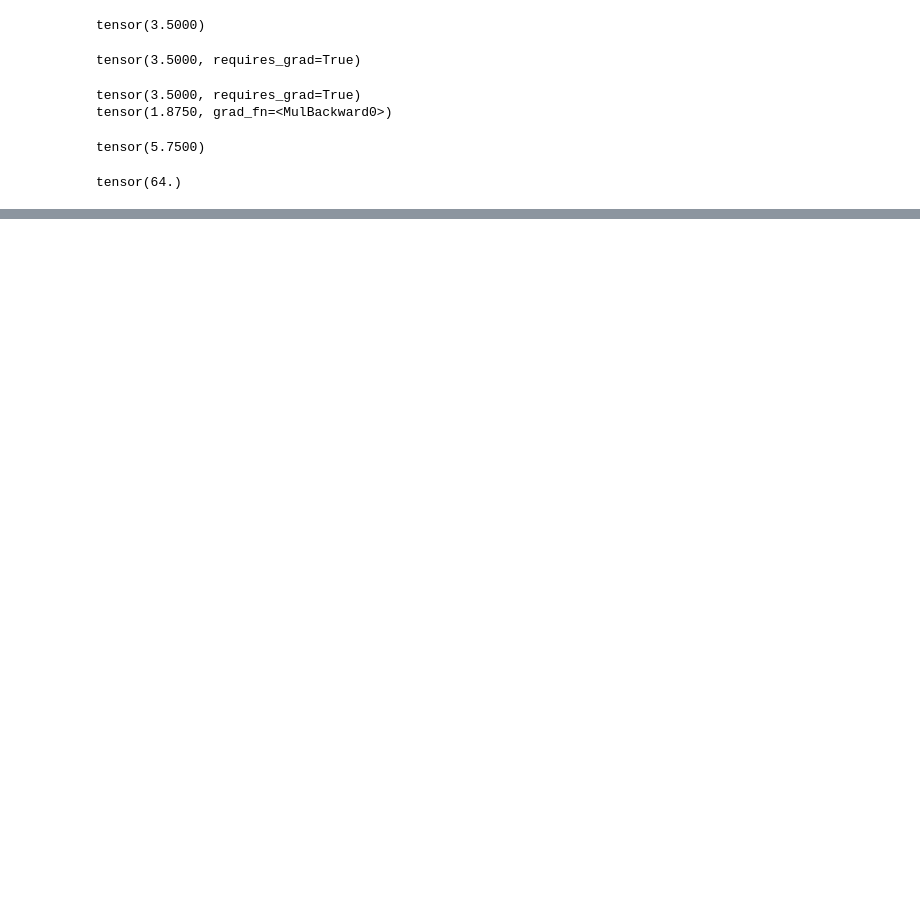
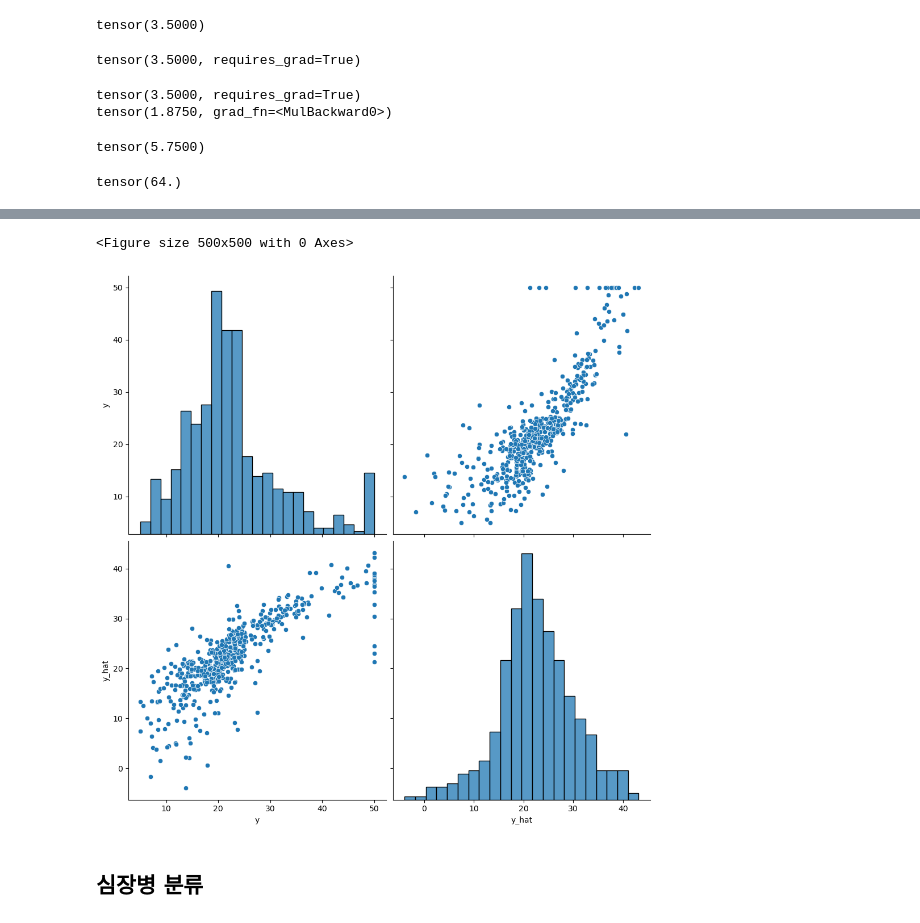
Before and after one commit to skadudd/adDev, a Jupyter notebook: DA_study/deeplearning/08.pytorch.ipynb, the cells around one changed output, grey strips where cells are left out. Cells and saved outputs as stored; diff of their text form; code cells hidden in the pictures; blank space fills up the shorter version.

```diff
--- a/DA_study/deeplearning/08.pytorch.ipynb
+++ b/DA_study/deeplearning/08.pytorch.ipynb
@@ -43,0 +90,5 @@ tensor(64.)
+# %%
+X = data[:,1:]
+y = data[:,:1]
+
+print(X.shape, y.shape)
@@ -43,0 +97,11 @@ tensor(64.)
+# %%
+#hyperparameter
+n_epochs = 2000
+learning_rate = 1e-3
+print_interval = 100
+
+#model
+model = nn.Linear(X.size(-1),y.size(-1))
+print(model)
+
+optimizer = optim.SGD(model.parameters(),lr=learning_rate)
@@ -43,0 +110,12 @@ tensor(64.)
+# %%
+for i in range(n_epochs):
+    y_hat = model(X)
+    loss = F.mse_loss(y_hat,y)
+
+    optimizer.zero_grad()
+    loss.backward()
+
+    optimizer.step()
+
+    if (i+1) % print_interval == 0:
+        print('Epoch %d: loss=%.4e' % (i+1, loss))
@@ -43,0 +143,11 @@ tensor(64.)
+# %%
+result = pd.DataFrame(torch.cat([y,y_hat],dim=1).detach_().numpy(),columns=['y','y_hat'])
+
+plt.figure(figsize=(5,5))
+sns.pairplot(result,height=5)
+plt.show()
+# %% [output]
+<Figure size 500x500 with 0 Axes>
+[figure, added]
+# %% [markdown]
+## 심장병 분류
```
Also changed, not shown: parts of 27 cells of this notebook, 5 other files.
